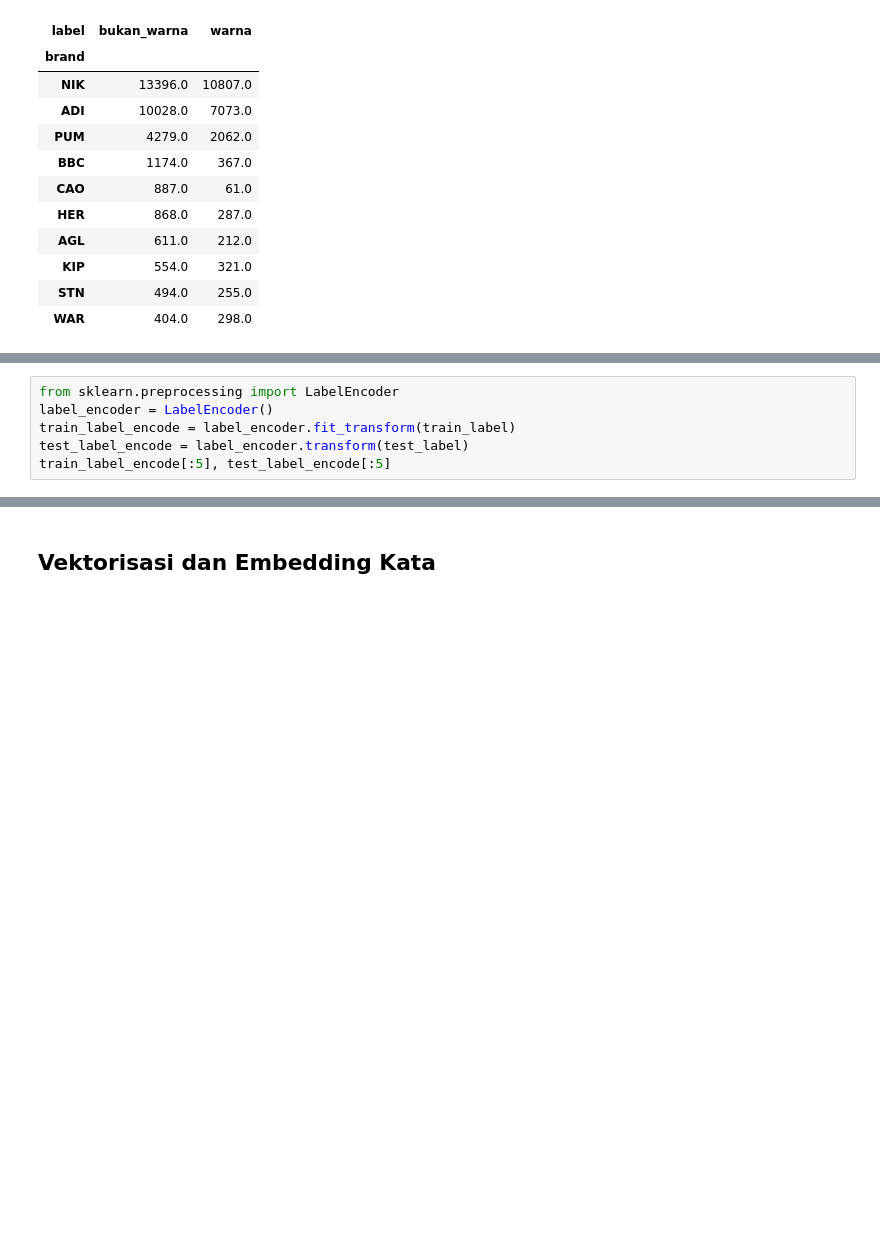
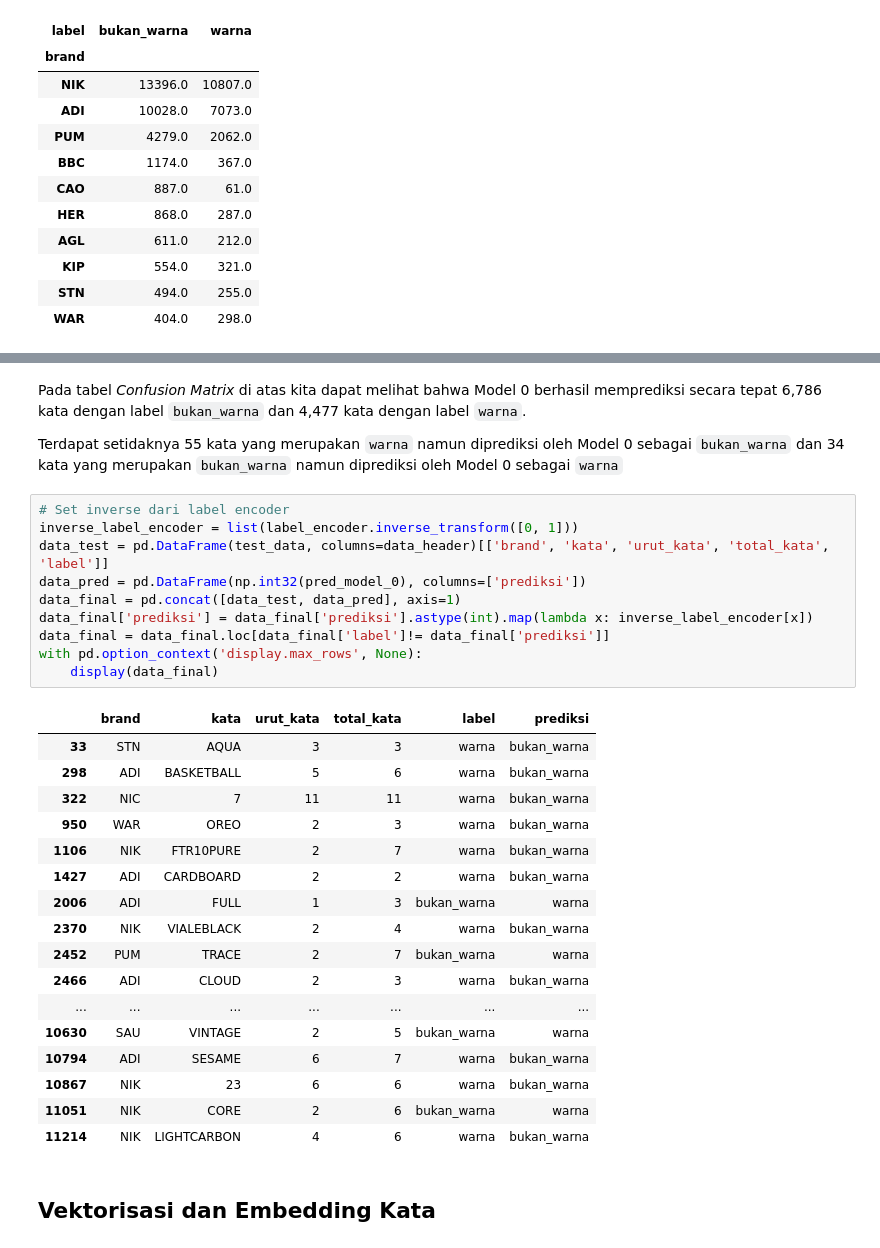
Before and after one commit to johanesPao/ColorSkim, a Jupyter notebook: ColorSkim_AI.ipynb, the cells around one changed output, grey strips where cells are left out. Drawn from its saved outputs; the diff is of its cells as text; blank space fills up the shorter version.

```diff
--- a/ColorSkim_AI.ipynb
+++ b/ColorSkim_AI.ipynb
@@ -189,6 +288,0 @@ Dimana dalam kasus ini dikarenakan hanya terdapat dua kemungkinan output yang ak
-# %%
-from sklearn.preprocessing import LabelEncoder
-label_encoder = LabelEncoder()
-train_label_encode = label_encoder.fit_transform(train_label)
-test_label_encode = label_encoder.transform(test_label)
-train_label_encode[:5], test_label_encode[:5]
@@ -275,3 +409,35 @@ model_0_metrik
+# %% [markdown]
+Pada tabel *Confusion Matrix* di atas kita dapat melihat bahwa Model 0 berhasil memprediksi secara tepat 6,786 kata dengan label `bukan_warna` dan 4,477 kata dengan label `warna`.
+
+Terdapat setidaknya 55 kata yang merupakan `warna` namun diprediksi oleh Model 0 sebagai `bukan_warna` dan 34 kata yang merupakan `bukan_warna` namun diprediksi oleh Model 0 sebagai `warna`
+# %%
+# Set inverse dari label encoder
+inverse_label_encoder = list(label_encoder.inverse_transform([0, 1]))
+data_test = pd.DataFrame(test_data, columns=data_header)[['brand', 'kata', 'urut_kata', 'total_kata', 'label']]
+data_pred = pd.DataFrame(np.int32(pred_model_0), columns=['prediksi'])
+data_final = pd.concat([data_test, data_pred], axis=1)
+data_final['prediksi'] = data_final['prediksi'].astype(int).map(lambda x: inverse_label_encoder[x])
+data_final = data_final.loc[data_final['label']!= data_final['prediksi']]
+with pd.option_context('display.max_rows', None):
+    display(data_final)
+# %% [output]
+|  | brand | kata | urut_kata | total_kata | label | prediksi |
+| 33 | STN | AQUA | 3 | 3 | warna | bukan_warna |
+| 298 | ADI | BASKETBALL | 5 | 6 | warna | bukan_warna |
+| 322 | NIC | 7 | 11 | 11 | warna | bukan_warna |
+| 950 | WAR | OREO | 2 | 3 | warna | bukan_warna |
+| 1106 | NIK | FTR10PURE | 2 | 7 | warna | bukan_warna |
+| 1427 | ADI | CARDBOARD | 2 | 2 | warna | bukan_warna |
+| 2006 | ADI | FULL | 1 | 3 | bukan_warna | warna |
+| 2370 | NIK | VIALEBLACK | 2 | 4 | warna | bukan_warna |
+| 2452 | PUM | TRACE | 2 | 7 | bukan_warna | warna |
+| 2466 | ADI | CLOUD | 2 | 3 | warna | bukan_warna |
+| ... | ... | ... | ... | ... | ... | ... |
+| 10630 | SAU | VINTAGE | 2 | 5 | bukan_warna | warna |
+| 10794 | ADI | SESAME | 6 | 7 | warna | bukan_warna |
+| 10867 | NIK | 23 | 6 | 6 | warna | bukan_warna |
+| 11051 | NIK | CORE | 2 | 6 | bukan_warna | warna |
+| 11214 | NIK | LIGHTCARBON | 4 | 6 | warna | bukan_warna |
 # %% [markdown]
 ## Vektorisasi dan Embedding Kata
 # %% [markdown]
```
Also changed, not shown: parts of 22 cells of this notebook, 4 other files.
